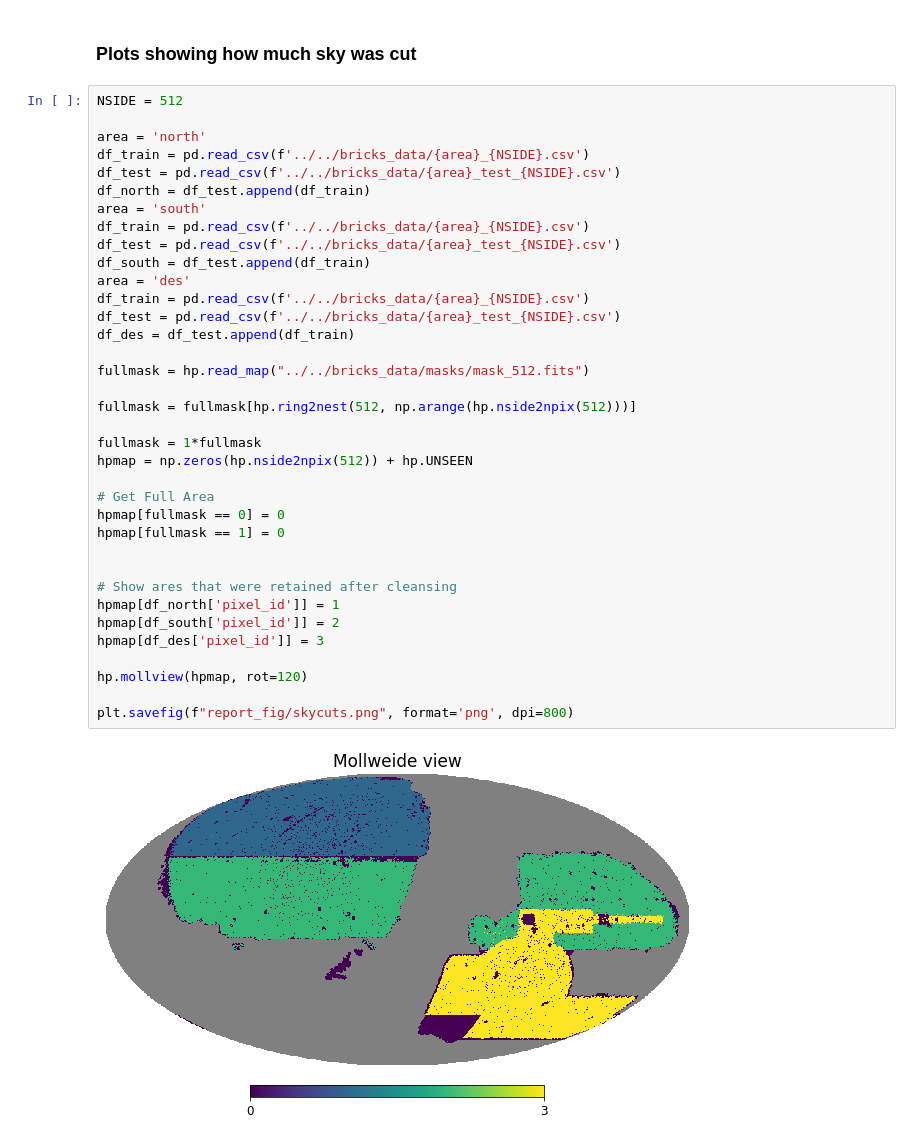
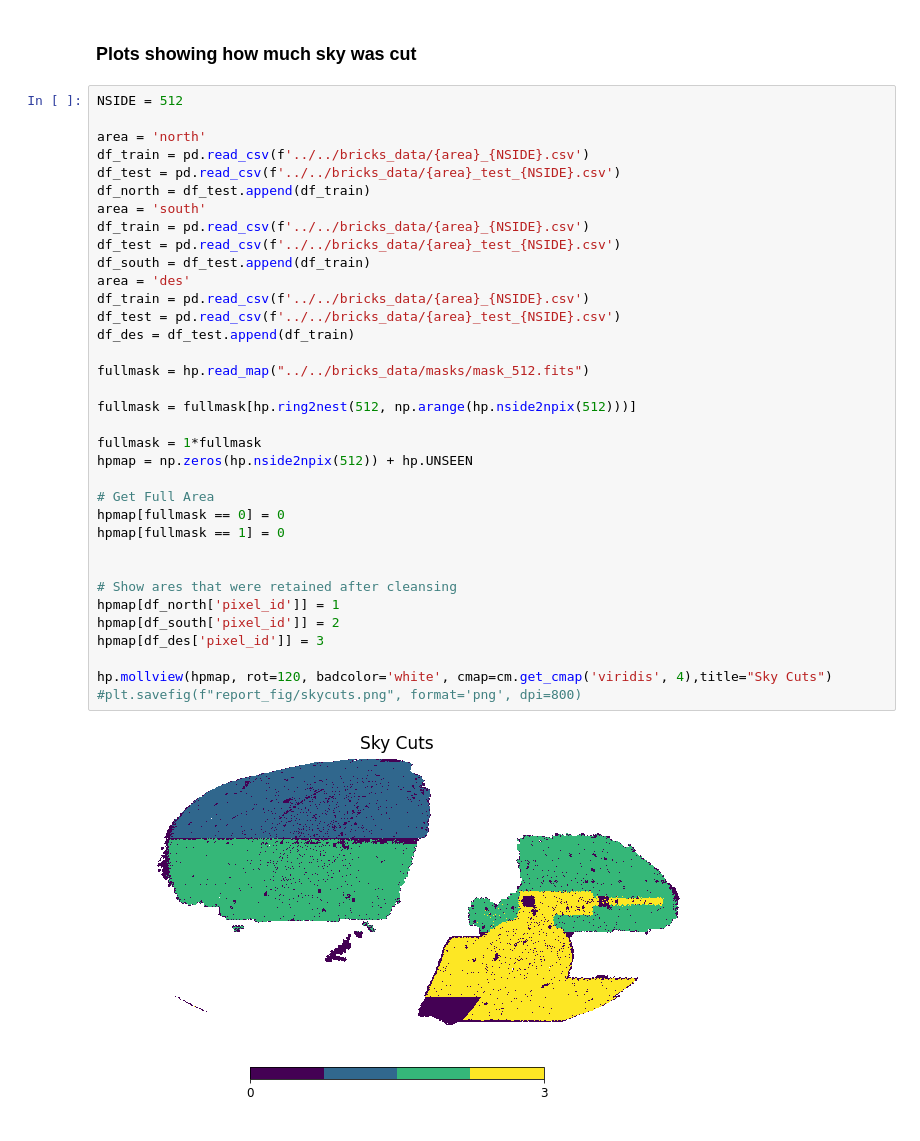
Before and after one commit to elleggert/astrostatistics, a Jupyter notebook: models/regression/paper_plots.ipynb, the cells around one changed output. Saved outputs shown, nothing was run; the diff lists cells and outputs as text.

```diff
--- a/models/regression/paper_plots.ipynb
+++ b/models/regression/paper_plots.ipynb
@@ -309,34 +310,33 @@ area = 'north'
 df_train = pd.read_csv(f'../../bricks_data/{area}_{NSIDE}.csv')
 df_test = pd.read_csv(f'../../bricks_data/{area}_test_{NSIDE}.csv')
 df_north = df_test.append(df_train)
 area = 'south'
 df_train = pd.read_csv(f'../../bricks_data/{area}_{NSIDE}.csv')
 df_test = pd.read_csv(f'../../bricks_data/{area}_test_{NSIDE}.csv')
 df_south = df_test.append(df_train)
 area = 'des'
 df_train = pd.read_csv(f'../../bricks_data/{area}_{NSIDE}.csv')
 df_test = pd.read_csv(f'../../bricks_data/{area}_test_{NSIDE}.csv')
 df_des = df_test.append(df_train)
 
 fullmask = hp.read_map("../../bricks_data/masks/mask_512.fits")
 
 fullmask = fullmask[hp.ring2nest(512, np.arange(hp.nside2npix(512)))]
 
 fullmask = 1*fullmask
 hpmap = np.zeros(hp.nside2npix(512)) + hp.UNSEEN
 
 # Get Full Area
 hpmap[fullmask == 0] = 0
 hpmap[fullmask == 1] = 0
 
 
 # Show ares that were retained after cleansing
 hpmap[df_north['pixel_id']] = 1
 hpmap[df_south['pixel_id']] = 2
 hpmap[df_des['pixel_id']] = 3
 
-hp.mollview(hpmap, rot=120)
-
-plt.savefig(f"report_fig/skycuts.png", format='png', dpi=800)
+hp.mollview(hpmap, rot=120, badcolor='white', cmap=cm.get_cmap('viridis', 4),title="Sky Cuts")
+#plt.savefig(f"report_fig/skycuts.png", format='png', dpi=800)
 # %% [output]
-[figure, old version]
+[figure, new version]
```
Also changed, not shown: parts of 1 cell of this notebook, 1 other file.
